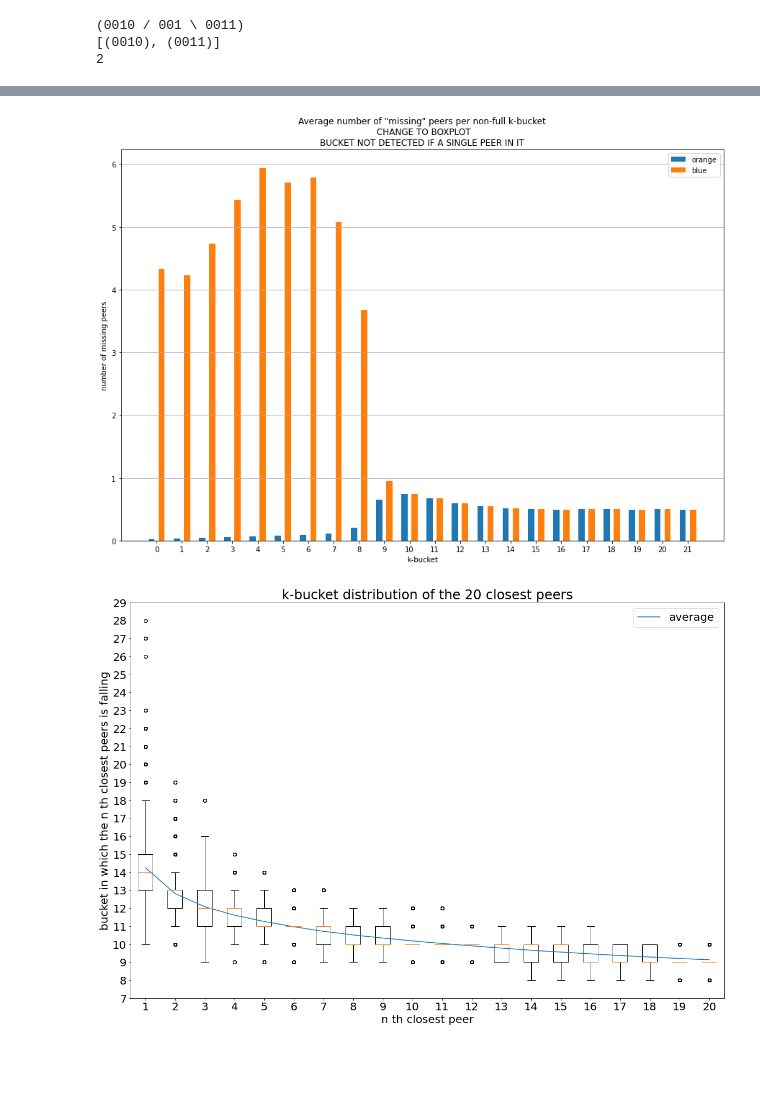
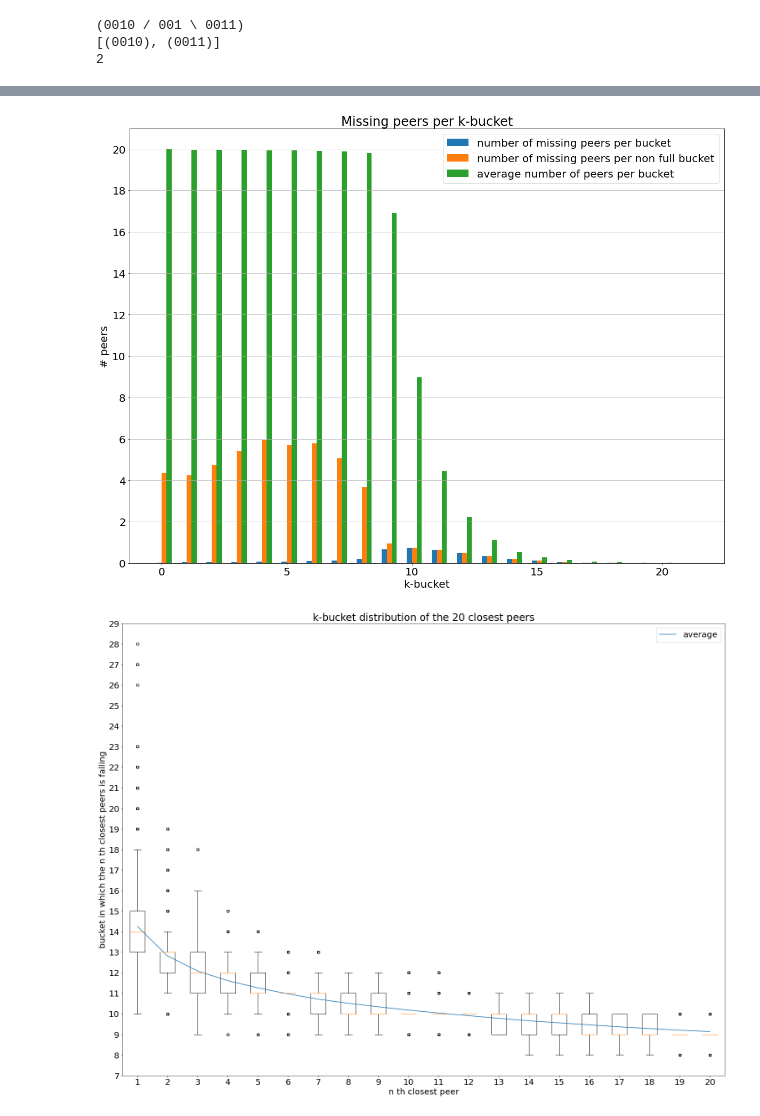
Before and after one commit to probe-lab/network-measurements, a Jupyter notebook: implementations/rfm19-dht-routing-table-health/refactor.ipynb, the cells around one changed output, grey strips where cells are left out. Saved outputs shown, nothing was run; the diff lists cells and outputs as text; code cells hidden in the pictures; blank space fills up the shorter version.

```diff
--- a/implementations/rfm19-dht-routing-table-health/refactor.ipynb
+++ b/implementations/rfm19-dht-routing-table-health/refactor.ipynb
@@ -134,8 +135,6 @@ for peer in peers:
     count += 1
     for bucket in range(len(peers[peer].buckets)):
         count_in_bucket[bucket] += len(peers[peer].buckets[bucket])
-        if len(peers[peer].buckets[bucket]) > 20:
-            print("shit", bucket)
         for neighbor in peers[peer].buckets[bucket]:
             if not neighbor.alive:
                 dead_in_bucket[bucket] += 1
@@ -275,6 +279,9 @@ plt.show()
 # %%
-non_full_buckets = [0] * 40
+non_full_buckets = [0] * 255
 missing_peers_in_bucket = [0] * len(non_full_buckets)
+
+c0 = 0
+c1 = 0
 
 for p in alive_peers:
     for bid in range(len(non_full_buckets)):
@@ -293,14 +300,18 @@ for p in alive_peers:
                 subtrie = alive_trie
                 while len(subtrie.key) < len(path):
                     subtrie = subtrie.branch[int(path[len(subtrie.key)])]
-                    m = min(len(path),len(subtrie.key))
+                    m = min(len(path),len(subtrie.key)+1)
                     if subtrie.key[:m] != path[:m]:
                         # subtrie doesn't exist
                         subtrie = None
                         break
 
+            if bid > 250 and subtrie is None:
+                c0+=1
+            elif bid > 250 and subtrie is not None:
+                c1+=1
+
             if subtrie is not None and subtrie.size > blen:
                 missing_peers_in_bucket[bid] += min(subtrie.size,20) - blen
 
-missing_peers_per_bucket = [missing_peers_in_bucket[i]/len(alive_peers) for i in range(len(non_full_buckets))]
-missing_peers_per_non_full_bucket = [missing_peers_in_bucket[i]/non_full_buckets[i] if non_full_buckets[i] > 0 else 0 for i in range(len(non_full_buckets))]
+print(c0, c1)
@@ -341,23 +375,25 @@ ratio_bucket = [n/len(alive_peers) for n in buckets]
 # %%
-fig = plt.figure(figsize=(15,10))
-plt.xticks(range(22))
+fig = plt.figure(figsize=(20,15), facecolor='white')
+plt.yticks(range(0, 22, 2))
 
 plt.grid(axis='y')
-plt.bar([x - 0.2 for x in range(22)], missing_peers_per_bucket[:22], width=0.25, label='orange')
-plt.bar([x + 0.2 for x in range(22)], missing_peers_per_non_full_bucket[:22], width=0.25, label='blue')
+plt.bar([x - 0.1 for x in range(22)], missing_peers_per_bucket[:22], width=0.2, label='number of missing peers per bucket')
+plt.bar([x + 0.1 for x in range(22)], missing_peers_per_non_full_bucket[:22], width=0.2, label='number of missing peers per non full bucket')
+plt.bar([x + 0.3 for x in range(22)], avg_in_bucket[:22], width=0.2, label='average number of peers per bucket')
 
 #plt.bar(range(22), missing_peers_per_non_full_bucket[:22], width=0.25)
 
 #plt.bar([x+232 for x in range(len(ratio_bucket[232:]))], ratio_bucket[232:], width=0.25)
 
-plt.title('Average number of "missing" peers per non-full k-bucket\n CHANGE TO BOXPLOT\nBUCKET NOT DETECTED IF A SINGLE PEER IN IT')
+plt.title('Missing peers per k-bucket')
 plt.xlabel("k-bucket")
-plt.ylabel("number of missing peers")
+plt.ylabel("# peers")
 plt.legend()
 
+plt.savefig('plots/missing-peers.png')
 plt.show()
 # %% [output]
-[figure, old version]
+[figure, new version]
 # %%
 closest_peers = [[] for _ in range(20)]
 
@@ -375,7 +411,7 @@ data = []
 for line in closest_peers:
     data.append(sum(line)/len(line))
 # %%
-fig = plt.figure(figsize=(15,10))
+fig = plt.figure(figsize=(20,15), facecolor='white')
 ax = fig.add_axes([0, 0, 1, 1])
 
 plt.yticks(range(5, 31, 1))
@@ -392,10 +428,11 @@ ax.plot(range(1,21),data, label='average')
 plt.legend()
 plt.title("k-bucket distribution of the 20 closest peers")
 
+plt.savefig('plots/kbucket-distribution-20-closest-peers.png')
 # show plot
 plt.show()
 # %% [output]
-[figure, old version]
+[figure, new version]
 # %%
 xClosest = []
 for i in range(len(closest_peers)):
```
Also changed, not shown: parts of 11 cells of this notebook, 9 other files.
